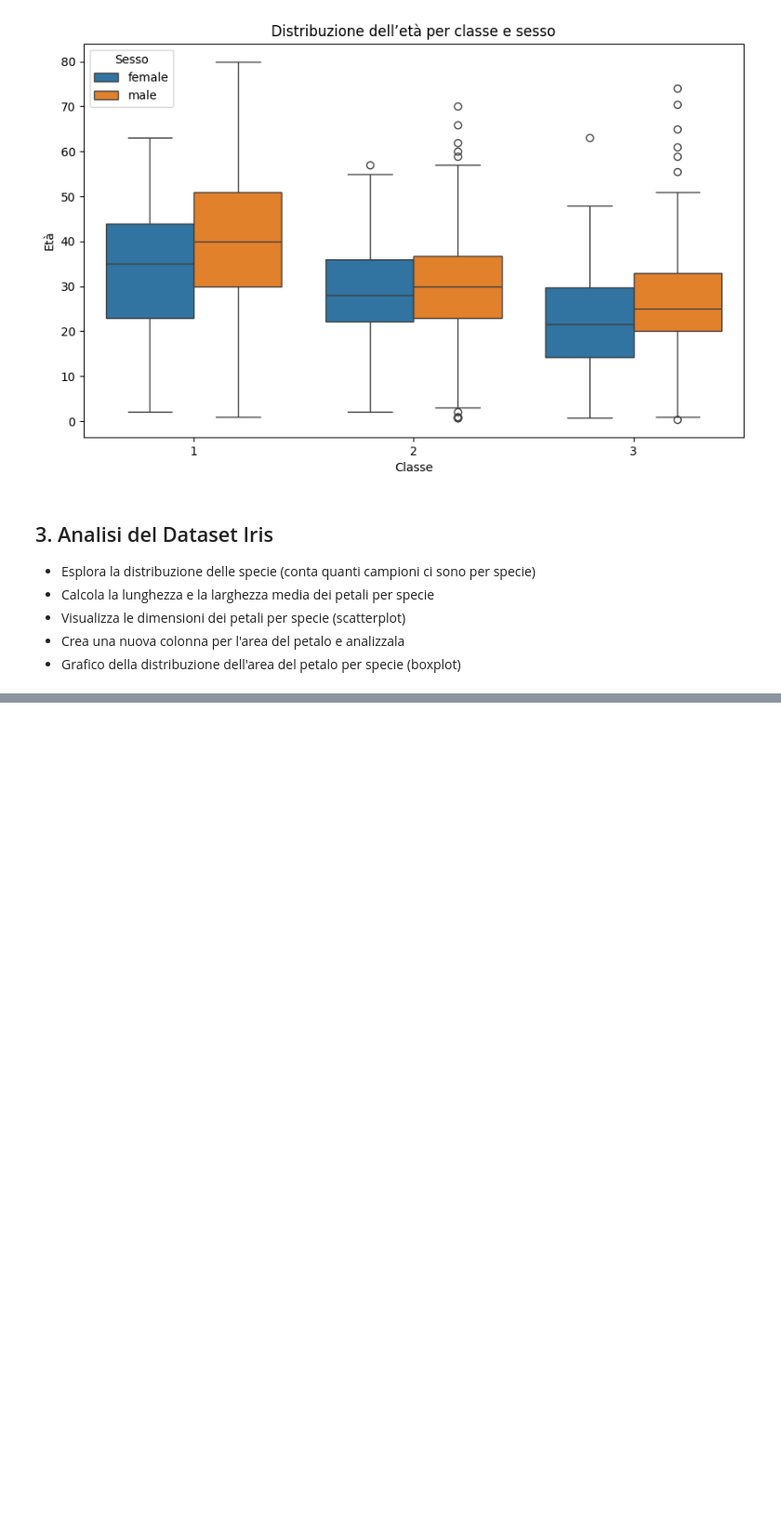
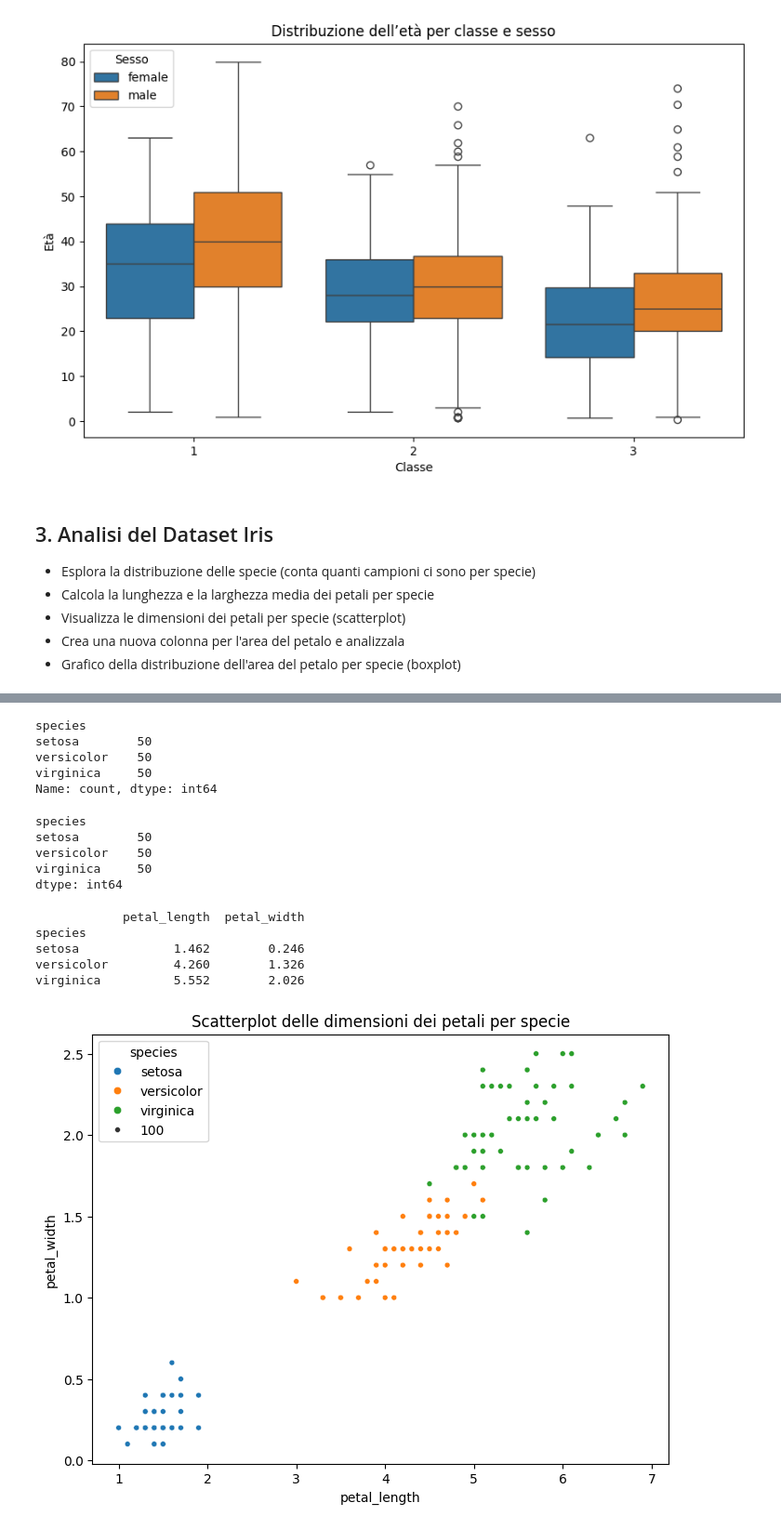
Before and after one commit to lisacontardo/Lab_2, a Jupyter notebook: 4_Esercizi_lez_4.ipynb, the cells around one changed output, grey strips where cells are left out. Shown at 93% size. Cells and saved outputs as stored; diff of their text form; code cells hidden in the pictures; blank space fills up the shorter version.

```diff
--- a/4_Esercizi_lez_4.ipynb
+++ b/4_Esercizi_lez_4.ipynb
@@ -190,3 +190,5 @@ import matplotlib.pyplot as plt
 import seaborn as sns
 
 url = "https://raw.githubusercontent.com/mwaskom/seaborn-data/master/iris.csv"
+df = pd.read_csv(url)
+df.head()
@@ -192,0 +202,36 @@ url = "https://raw.githubusercontent.com/mwaskom/seaborn-data/master/iris.csv"
+# %%
+#Esplora la distribuzione delle specie (conta quanti campioni ci sono per specie)
+df['species'].value_counts()
+# %% [output]
+species
+setosa        50
+versicolor    50
+virginica     50
+Name: count, dtype: int64
+# %%
+df.groupby('species').size()
+# %% [output]
+species
+setosa        50
+versicolor    50
+virginica     50
+dtype: int64
+# %%
+#Calcola la lunghezza e la larghezza media dei petali per specie
+grouped = df.groupby('species')
+petali_valori = grouped[['petal_length', 'petal_width']].mean()
+print(petali_valori)
+# %% [output]
+            petal_length  petal_width
+species
+setosa             1.462        0.246
+versicolor         4.260        1.326
+virginica          5.552        2.026
+# %%
+#Visualizza le dimensioni dei petali per specie (scatterplot)
+plt.figure(figsize=(8,6))
+sns.scatterplot (data=df, x='petal_length', y='petal_width', hue='species', size=100)
+plt.title("Scatterplot delle dimensioni dei petali per specie")
+plt.show()
+# %% [output]
+[figure, added]
```
Also changed, not shown: parts of 3 cells of this notebook.
